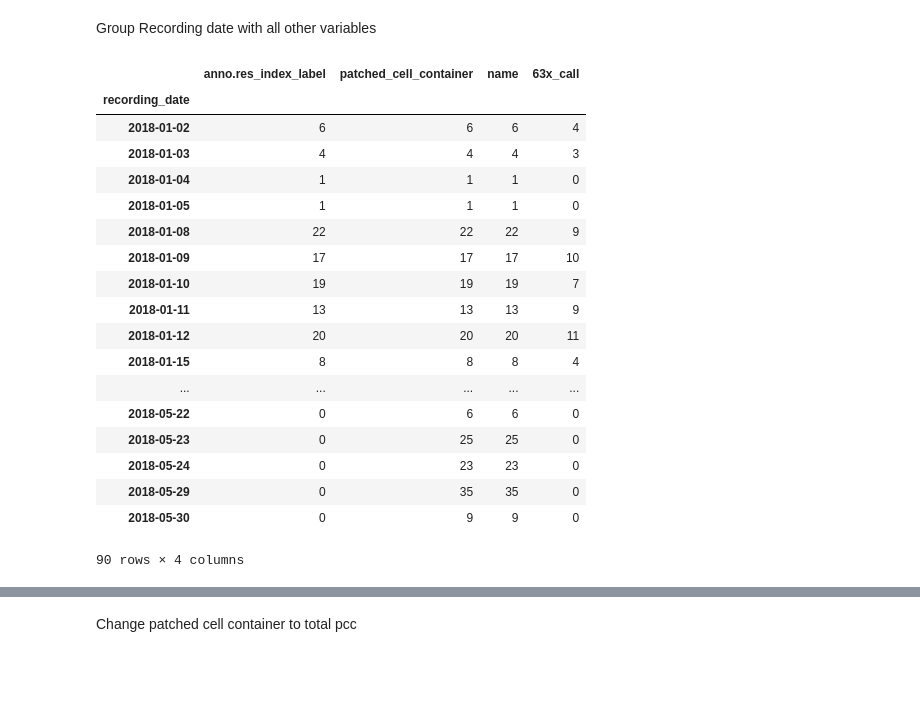
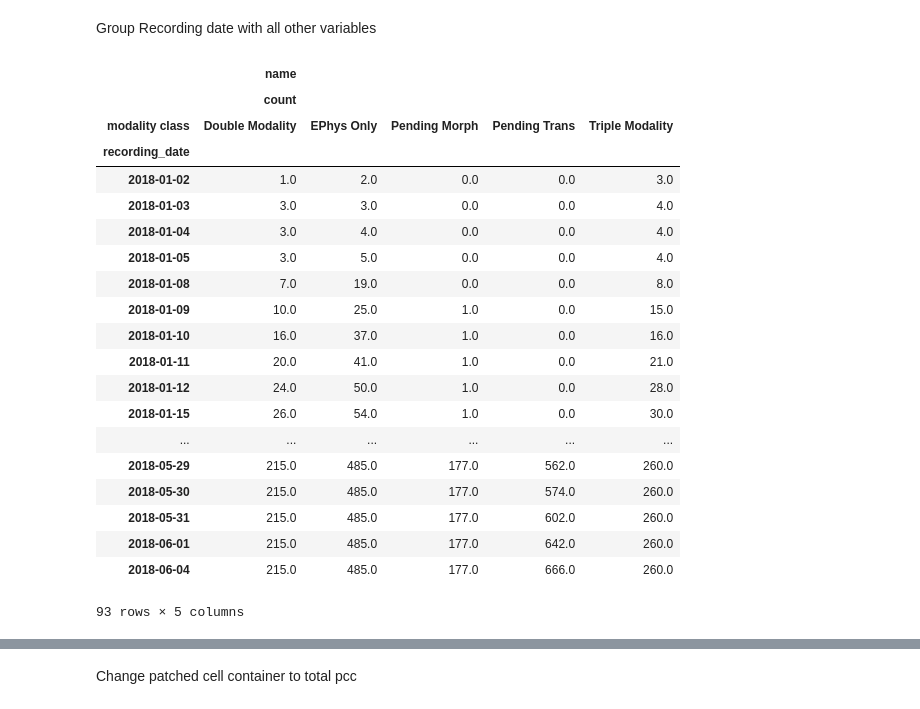
Before and after one commit to ru57y34nn/SMART_goals, a Jupyter notebook: src/Mouse_Smart_Data.ipynb, the cells around one changed output, grey strips where cells are left out. Saved outputs shown, nothing was run; the diff lists cells and outputs as text; code cells hidden in the pictures; blank space fills up the shorter version.

```diff
--- a/src/Mouse_Smart_Data.ipynb
+++ b/src/Mouse_Smart_Data.ipynb
@@ -28,15 +24,15 @@ mdata = pd.read_csv(full_path)
 Pull Recording date and set as index and change to datetime format
 # %%
 def trip_mod(x):
-    trimod = x[(x["anno.res_index_label"] >= 0.75) & (x["63x_call"] == "63x go")]
+    trimod = x[(x["anno.res_index_label"] >= 0.75) &(x['anno.res_index_label'] < 1.1) & (x["63x_call"] == "63x go")]
     return trimod
 
 def dub_mod(x):
-    dubmod = x[(x["anno.res_index_label"] >= 0.75) & (x["63x_call"] == "63x no go")]
+    dubmod = x[(x["anno.res_index_label"] >= 0.75) & (x['anno.res_index_label'] < 1.1) & (x["63x_call"] == "63x no go")]
     return dubmod
 
 def morph_pend(x):
-    morphpend = x[(x["anno.res_index_label"] >= 0.75) & (["63x_call"] == "No look")]
+    morphpend = x[(x["anno.res_index_label"] >= 0.75) & (x['anno.res_index_label'] < 1.1) & (x["63x_call"] == "No look")]
     return morphpend
 
 def single_mod(x):
@@ -44,7 +40,7 @@ def single_mod(x):
     return singlemod
 
 def trans_pend(x):
-    transpend = x[(x["anno.res_index_label"] == 2)]
+    transpend = x[(x["anno.res_index_label"] == 1.1)]
     return transpend
 # %%
 def reclassify(df):
@@ -132,26 +91,35 @@ mdata
 # %% [markdown]
 Group Recording date with all other variables
-# %%
-mdata = mdata.groupby(['recording_date']).count()
-
-mdata
-# %% [output]
-|  | anno.res_index_label | patched_cell_container | name | 63x_call |
-| recording_date |  |  |  |  |
-| 2018-01-02 | 6 | 6 | 6 | 4 |
-| 2018-01-03 | 4 | 4 | 4 | 3 |
-| 2018-01-04 | 1 | 1 | 1 | 0 |
-| 2018-01-05 | 1 | 1 | 1 | 0 |
-| 2018-01-08 | 22 | 22 | 22 | 9 |
-| 2018-01-09 | 17 | 17 | 17 | 10 |
-| 2018-01-10 | 19 | 19 | 19 | 7 |
-| 2018-01-11 | 13 | 13 | 13 | 9 |
-| 2018-01-12 | 20 | 20 | 20 | 11 |
-| 2018-01-15 | 8 | 8 | 8 | 4 |
-| ... | ... | ... | ... | ... |
-| 2018-05-22 | 0 | 6 | 6 | 0 |
-| 2018-05-23 | 0 | 25 | 25 | 0 |
-| 2018-05-24 | 0 | 23 | 23 | 0 |
-| 2018-05-29 | 0 | 35 | 35 | 0 |
-| 2018-05-30 | 0 | 9 | 9 | 0 |
-90 rows × 4 columns
+# %%
+mdata1 = mdata1[['recording_date', 'modality class', 'name']]
+mdata1 = mdata1.groupby(['recording_date', 'modality class']).agg(['count'])
+#mdata1 = mdata1.groupby(['recording_date']).count()
+
+#mdata1
+# %%
+mdata1 = mdata1.reset_index()
+mdata1 = mdata1.set_index(['recording_date', 'modality class']).unstack(level=-1).fillna(0).cumsum()
+# %%
+mdata1
+# %% [output]
+|  | name |  |  |  |  |
+|  | count |  |  |  |  |
+| modality class | Double Modality | EPhys Only | Pending Morph | Pending Trans | Triple Modality |
+| recording_date |  |  |  |  |  |
+| 2018-01-02 | 1.0 | 2.0 | 0.0 | 0.0 | 3.0 |
+| 2018-01-03 | 3.0 | 3.0 | 0.0 | 0.0 | 4.0 |
+| 2018-01-04 | 3.0 | 4.0 | 0.0 | 0.0 | 4.0 |
+| 2018-01-05 | 3.0 | 5.0 | 0.0 | 0.0 | 4.0 |
+| 2018-01-08 | 7.0 | 19.0 | 0.0 | 0.0 | 8.0 |
+| 2018-01-09 | 10.0 | 25.0 | 1.0 | 0.0 | 15.0 |
+| 2018-01-10 | 16.0 | 37.0 | 1.0 | 0.0 | 16.0 |
+| 2018-01-11 | 20.0 | 41.0 | 1.0 | 0.0 | 21.0 |
+| 2018-01-12 | 24.0 | 50.0 | 1.0 | 0.0 | 28.0 |
+| 2018-01-15 | 26.0 | 54.0 | 1.0 | 0.0 | 30.0 |
+| ... | ... | ... | ... | ... | ... |
+| 2018-05-29 | 215.0 | 485.0 | 177.0 | 562.0 | 260.0 |
+| 2018-05-30 | 215.0 | 485.0 | 177.0 | 574.0 | 260.0 |
+| 2018-05-31 | 215.0 | 485.0 | 177.0 | 602.0 | 260.0 |
+| 2018-06-01 | 215.0 | 485.0 | 177.0 | 642.0 | 260.0 |
+| 2018-06-04 | 215.0 | 485.0 | 177.0 | 666.0 | 260.0 |
+93 rows × 5 columns
```
Also changed, not shown: parts of 20 cells of this notebook, 3 other files.
